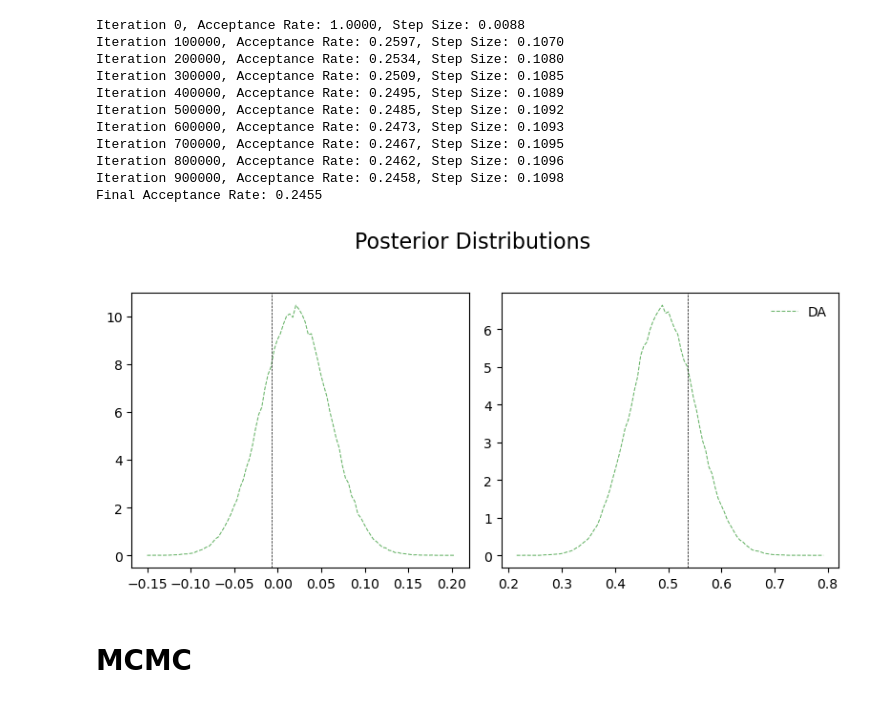
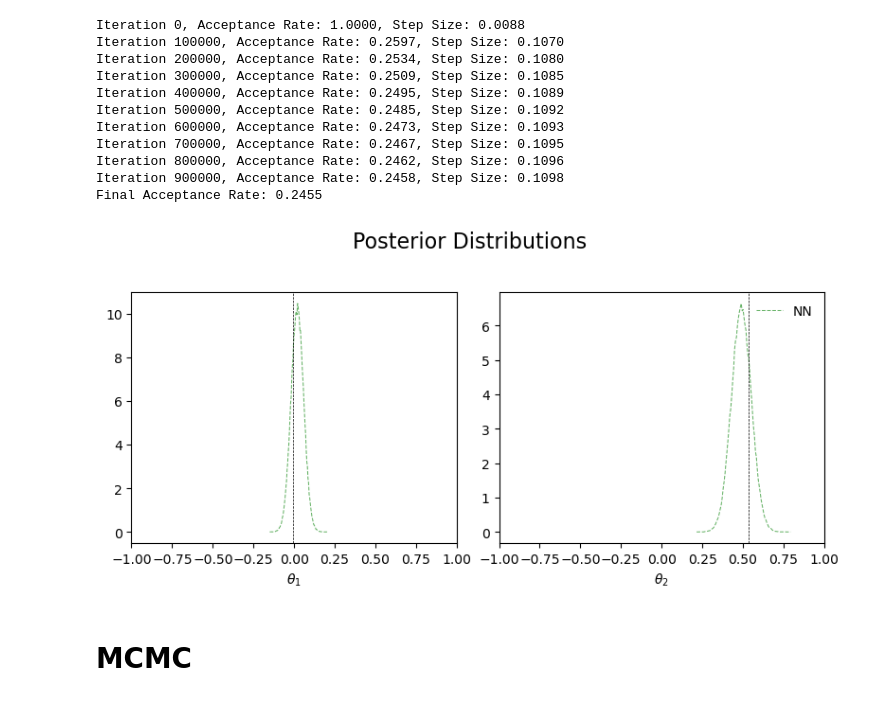
Before and after one commit to ChristianJzB/Projects, a Jupyter notebook: Deep_Solvers/Inverse_Problems/Navier-Stokes/Navier-Stokes.ipynb, the cells around one changed output. Cells and saved outputs as stored; diff of their text form; code cells hidden in the pictures.

```diff
--- a/Deep_Solvers/Inverse_Problems/Navier-Stokes/Navier-Stokes.ipynb
+++ b/Deep_Solvers/Inverse_Problems/Navier-Stokes/Navier-Stokes.ipynb
@@ -939,37 +939,39 @@ def histogram_(x, bins=100):
 
     # Normalize counts to form a probability density
     counts = counts / (sum(counts) * np.diff(bin_edges))
 
     # Calculate the bin centers for plotting
     bin_centers = (bin_edges[:-1] + bin_edges[1:]) / 2
 
     return bin_centers, counts
 
 
 samples = mcmc_samples[0]
 # Create subplots
 fig, axs = plt.subplots(1, 2, figsize=(8, 4))  # Adjust figsize for better visualization
 fig.suptitle("Posterior Distributions", fontsize=16)
 
 # Loop through each subplot
 for idx, ax in enumerate(axs.flatten()):
     if idx < samples.shape[1]:  # Check to avoid indexing beyond data dimensions
         bin_centers, counts = histogram_(samples[:, idx],bins=100)
-        ax.plot(bin_centers, counts, alpha=0.6, linestyle="--", linewidth=0.75, label = "DA",color = "green")
+        ax.plot(bin_centers, counts, alpha=0.6, linestyle="--", linewidth=0.75, label = "NN",color = "green")
 
         ax.axvline(x = np.array(theta).flatten()[idx], color = 'black',linestyle="--", linewidth=0.5)
     else:
         ax.axis("off")  # Turn off axes for extra subplots
 
-# axs[0].set_xlim(-1,1)
-# axs[1].set_xlim(-1,1)
+axs[0].set_xlim(-1,1)
+axs[0].set_xlabel(r"$\theta_{1}$")
+axs[1].set_xlim(-1,1)
+axs[1].set_xlabel(r"$\theta_{2}$")
 
 # Adjust layout
 plt.tight_layout(rect=[0, 0, 1, 0.95])  # Leave space for the suptitle
 plt.legend(frameon = False)
 plt.show()
 # %% [output]
-[figure, old version]
+[figure, new version]
 # %%
 np.save(f'./results/MDNN_dg_samples_1.npy', samples)
 # %% [markdown]
```
Also changed, not shown: 18 other files.
